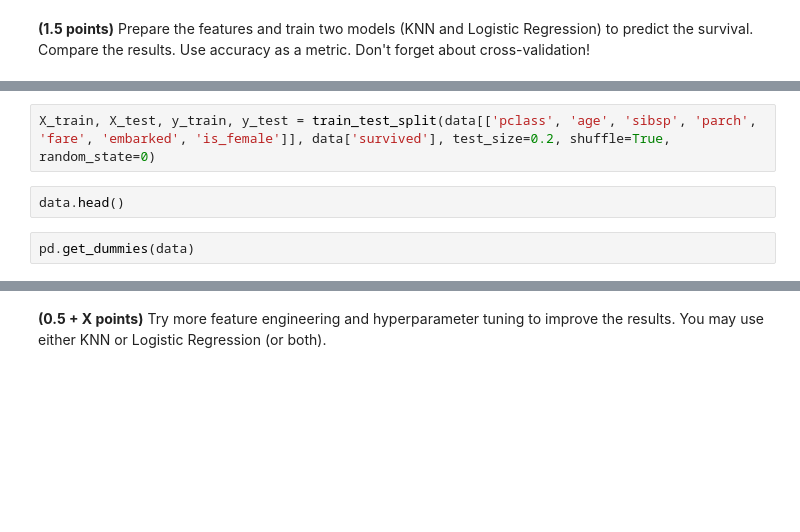
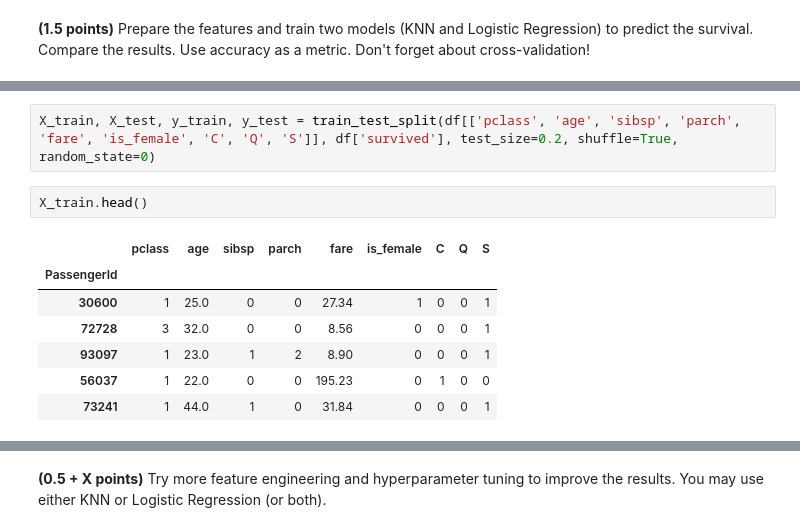
Before and after one commit to albert-bariev/rs-school-ml, a Jupyter notebook: 5_hw_classification.ipynb, the cells around one changed output, grey strips where cells are left out. Drawn from its saved outputs; the diff is of its cells as text; blank space fills up the shorter version.

```diff
--- a/5_hw_classification.ipynb
+++ b/5_hw_classification.ipynb
@@ -652,9 +778,15 @@ data.dropna(subset=["age", "embarked",  "fare"], inplace=True)
 # %%
-X_train, X_test, y_train, y_test = train_test_split(data[['pclass', 'age', 'sibsp', 'parch', 'fare', 'embarked', 'is_female']], data['survived'], test_size=0.2, shuffle=True, random_state=0)
+X_train, X_test, y_train, y_test = train_test_split(df[['pclass', 'age', 'sibsp', 'parch', 'fare', 'is_female', 'C', 'Q', 'S']], df['survived'], test_size=0.2, shuffle=True, random_state=0)
 # %%
-data.head()
+X_train.head()
+# %% [output]
+|  | pclass | age | sibsp | parch | fare | is_female | C | Q | S |
+| PassengerId |  |  |  |  |  |  |  |  |  |
+| 30600 | 1 | 25.0 | 0 | 0 | 27.34 | 1 | 0 | 0 | 1 |
+| 72728 | 3 | 32.0 | 0 | 0 | 8.56 | 0 | 0 | 0 | 1 |
+| 93097 | 1 | 23.0 | 1 | 2 | 8.90 | 0 | 0 | 0 | 1 |
+| 56037 | 1 | 22.0 | 0 | 0 | 195.23 | 0 | 1 | 0 | 0 |
+| 73241 | 1 | 44.0 | 1 | 0 | 31.84 | 0 | 0 | 0 | 1 |
-# %%
-pd.get_dummies(data)
 # %%
 knn = KNeighborsClassifier(n_neighbors=5, weights='distance')
 fit_evaluate(knn, X_train, X_test, y_train, y_test)
```
Also changed, not shown: parts of 19 cells of this notebook.
